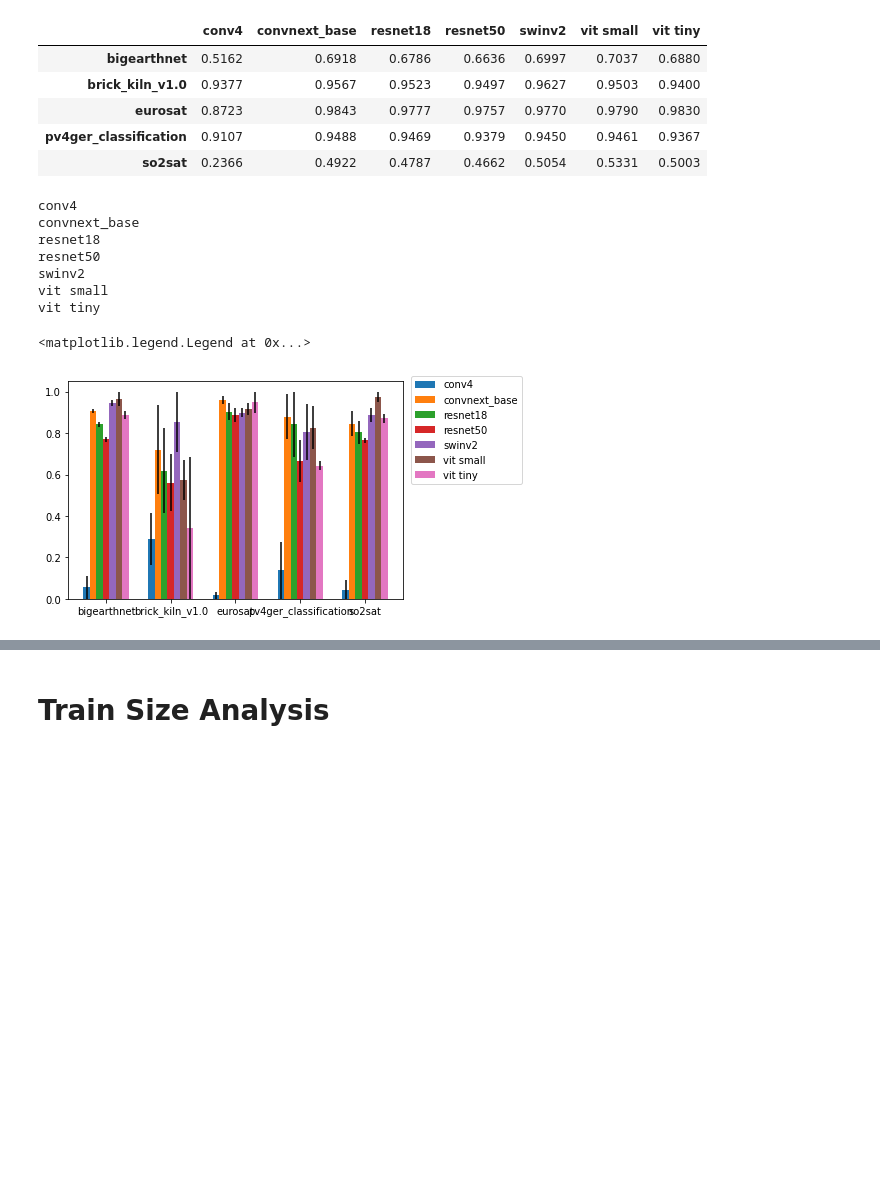
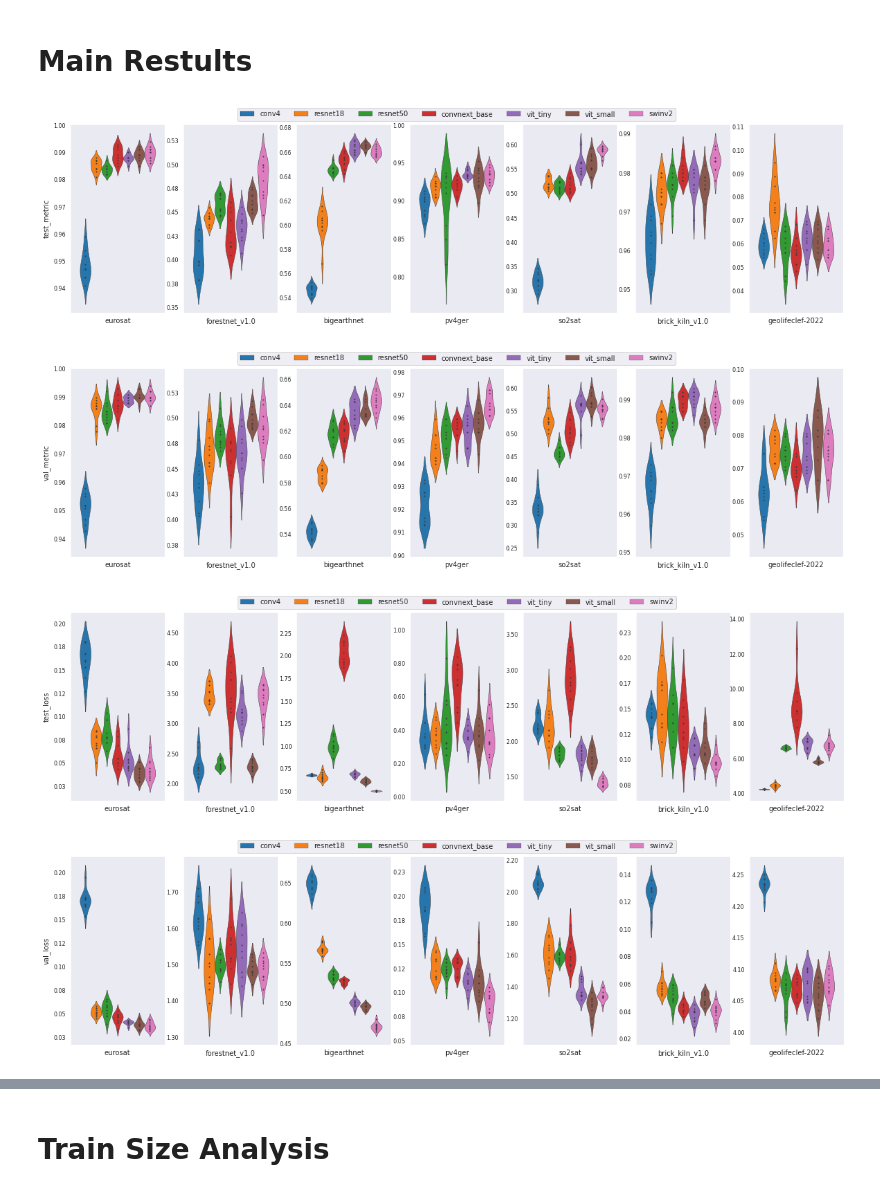
Before and after one commit to ServiceNow/geo-bench, a Jupyter notebook: ccb/experiment/parse_results.ipynb, the cells around one changed output, grey strips where cells are left out. Cells and saved outputs as stored; diff of their text form; code cells hidden in the pictures; blank space fills up the shorter version.

```diff
--- a/ccb/experiment/parse_results.ipynb
+++ b/ccb/experiment/parse_results.ipynb
@@ -19,26 +14,0 @@ so2sat	0.2366 ± 0.0142	0.4922 ± 0.0188	0.4787 ± 0.0173	0.4662 ± 0.0038	0.505
-# %%
-def get_mean(val):
-    if "±" in val:
-        return float(val.split("±")[0])
-    else:
-        return val
-
-def get_std(val):
-    if "±" in val:
-        return float(val.split("±")[1])
-    else:
-        return val
-
-df = pd.read_csv(StringIO(tabular_str), sep='\t', index_col=0)
-df_mean = df.applymap(get_mean)
-df_std = df.applymap(get_std)
-
-
-df_mean
-# %% [output]
-|  | conv4 | convnext_base | resnet18 | resnet50 | swinv2 | vit small | vit tiny |
-| bigearthnet | 0.5162 | 0.6918 | 0.6786 | 0.6636 | 0.6997 | 0.7037 | 0.6880 |
-| brick_kiln_v1.0 | 0.9377 | 0.9567 | 0.9523 | 0.9497 | 0.9627 | 0.9503 | 0.9400 |
-| eurosat | 0.8723 | 0.9843 | 0.9777 | 0.9757 | 0.9770 | 0.9790 | 0.9830 |
-| pv4ger_classification | 0.9107 | 0.9488 | 0.9469 | 0.9379 | 0.9450 | 0.9461 | 0.9367 |
-| so2sat | 0.2366 | 0.4922 | 0.4787 | 0.4662 | 0.5054 | 0.5331 | 0.5003 |
@@ -69,26 +15,28 @@ class Normalizer:
-# %%
-colors = cm.rainbow(np.linspace(0, 1, 7))
-
-normalizer = Normalizer(df_mean, df_std)
-for i, backbone in enumerate(df_mean):
-    print(backbone)
-    ds_names = df_mean[backbone].keys()
-    mean = normalizer.from_row(df_mean[backbone])
-    err = normalizer.from_row(df_std[backbone], scale_only=True)
-    x = np.arange(len(mean)) + i/10
-
-    if i == 3:
-        plt.bar(x, mean, width=0.1, label=backbone, yerr=err,tick_label=ds_names)
-    else:
-        plt.bar(x, mean, width=0.1, label=backbone, yerr=err, )
-plt.legend(bbox_to_anchor=(1.01, 1.05))
-# %% [output]
-conv4
-convnext_base
-resnet18
-resnet50
-swinv2
-vit small
-vit tiny
-<matplotlib.legend.Legend at 0x...>
-[figure, removed]
+# %% [markdown]
+# Main Restults
+# %%
+# sweep_results_path = "/mnt/data/experiments/nils/classification_results/sweep_results_2022-07-20_11-24-05.csv"
+# df = pd.read_csv(sweep_results_path)
+seeded_results_path = "/mnt/data/experiments/nils/classification_results/seeded_runs_2022-07-25_11-01-58.csv"
+df = pd.read_csv(seeded_results_path)
+
+# df['train_ratio'] = [get_train_ratio(part_name) for part_name in df['partition_name']]
+df = df.applymap(parse_results.clean_names)
+model_order = "conv4 resnet18 resnet50 convnext_base vit_tiny vit_small swinv2".split()
+ds_1x = df[df['partition_name'] == '1.00x_train'].copy()
+normalizer = parse_results.make_normalizer(ds_1x)
+normalizer.normalize_data_frame(ds_1x, ["test_metric", "val_metric"])
+
+plt.rcParams['figure.figsize'] = [20, 5]
+
+
+parse_results.plot_per_dataset_3(ds_1x, model_order, metric="test_metric", sharey=False, inner="points")
+plt.tight_layout(h_pad=0.5)
+parse_results.plot_per_dataset_3(ds_1x, model_order, metric="val_metric", sharey=False, inner="points")
+parse_results.plot_per_dataset_3(ds_1x, model_order, metric="test_loss", sharey=False, inner="points")
+parse_results.plot_per_dataset_3(ds_1x, model_order, metric="val_loss", sharey=False, inner="points")
+# %% [output]
+[figure, added]
+[figure, added]
+[figure, added]
+[figure, added]
```
Also changed, not shown: parts of 12 cells of this notebook, 2 other files.
